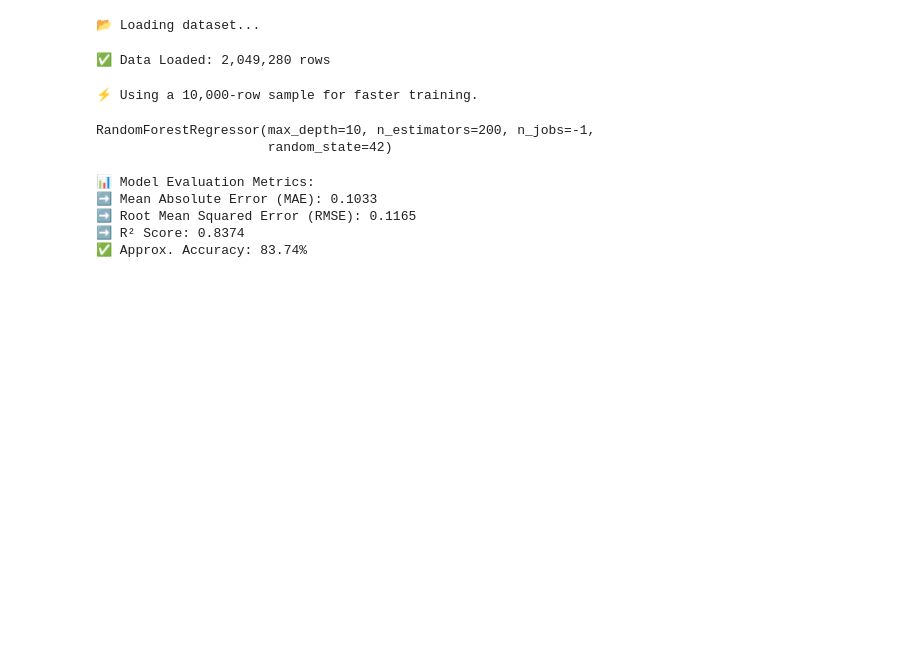
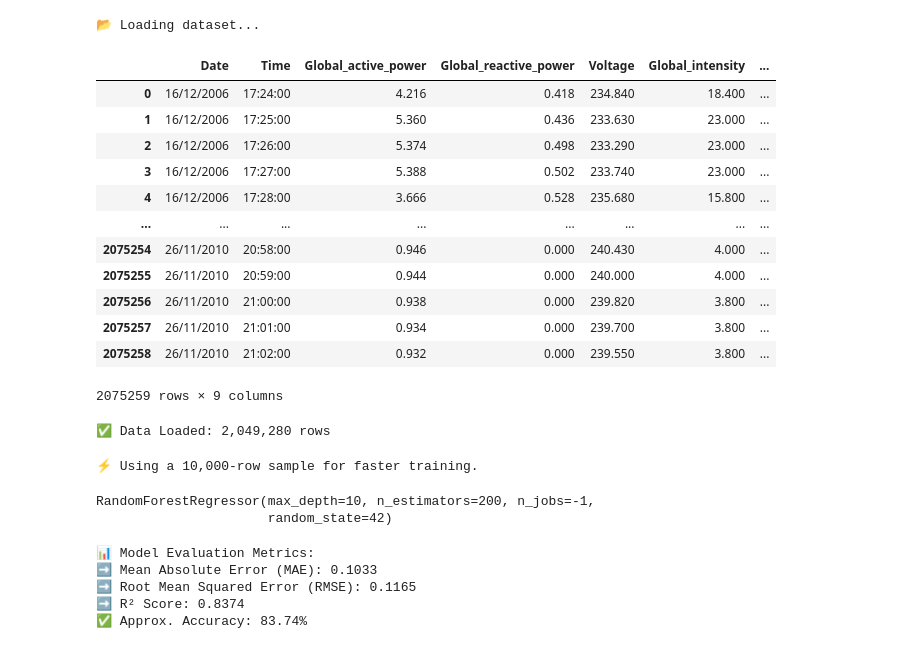
Before and after one commit to Joyel7/peak-demand-electricity, a Jupyter notebook: app.ipynb, the cells around one changed output. Saved outputs shown, nothing was run; the diff lists cells and outputs as text; code cells hidden in the pictures; blank space fills up the shorter version.

```diff
--- a/app.ipynb
+++ b/app.ipynb
@@ -21,4 +21,20 @@ df = pd.read_csv(
 )
 # %% [output]
 📂 Loading dataset...
+# %%
+df
+# %% [output]
+|  | Date | Time | Global_active_power | Global_reactive_power | Voltage | Global_intensity | ... |
+| 0 | 16/12/2006 | 17:24:00 | 4.216 | 0.418 | 234.840 | 18.400 | ... |
+| 1 | 16/12/2006 | 17:25:00 | 5.360 | 0.436 | 233.630 | 23.000 | ... |
+| 2 | 16/12/2006 | 17:26:00 | 5.374 | 0.498 | 233.290 | 23.000 | ... |
+| 3 | 16/12/2006 | 17:27:00 | 5.388 | 0.502 | 233.740 | 23.000 | ... |
+| 4 | 16/12/2006 | 17:28:00 | 3.666 | 0.528 | 235.680 | 15.800 | ... |
+| ... | ... | ... | ... | ... | ... | ... | ... |
+| 2075254 | 26/11/2010 | 20:58:00 | 0.946 | 0.000 | 240.430 | 4.000 | ... |
+| 2075255 | 26/11/2010 | 20:59:00 | 0.944 | 0.000 | 240.000 | 4.000 | ... |
+| 2075256 | 26/11/2010 | 21:00:00 | 0.938 | 0.000 | 239.820 | 3.800 | ... |
+| 2075257 | 26/11/2010 | 21:01:00 | 0.934 | 0.000 | 239.700 | 3.800 | ... |
+| 2075258 | 26/11/2010 | 21:02:00 | 0.932 | 0.000 | 239.550 | 3.800 | ... |
+2075259 rows × 9 columns
 # %%
```
Also changed, not shown: parts of 3 cells of this notebook, 1 other file.
